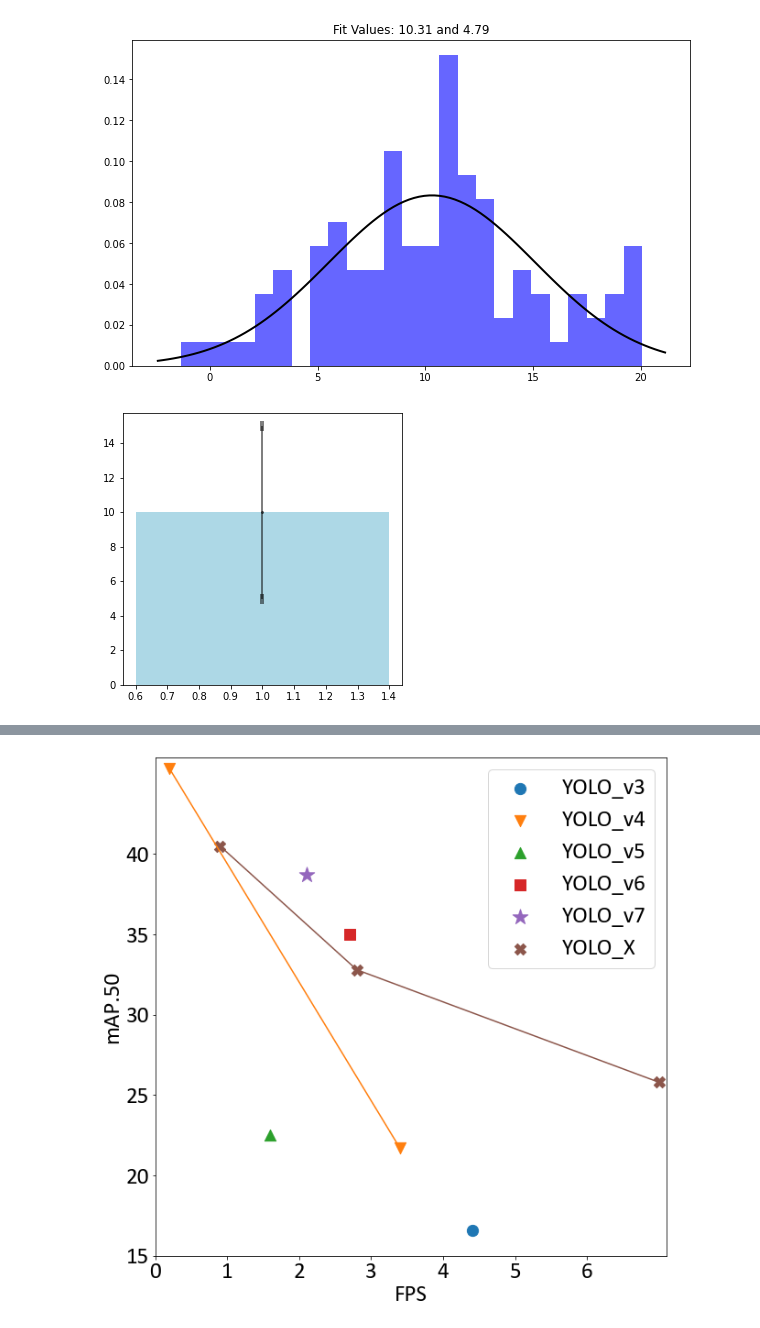
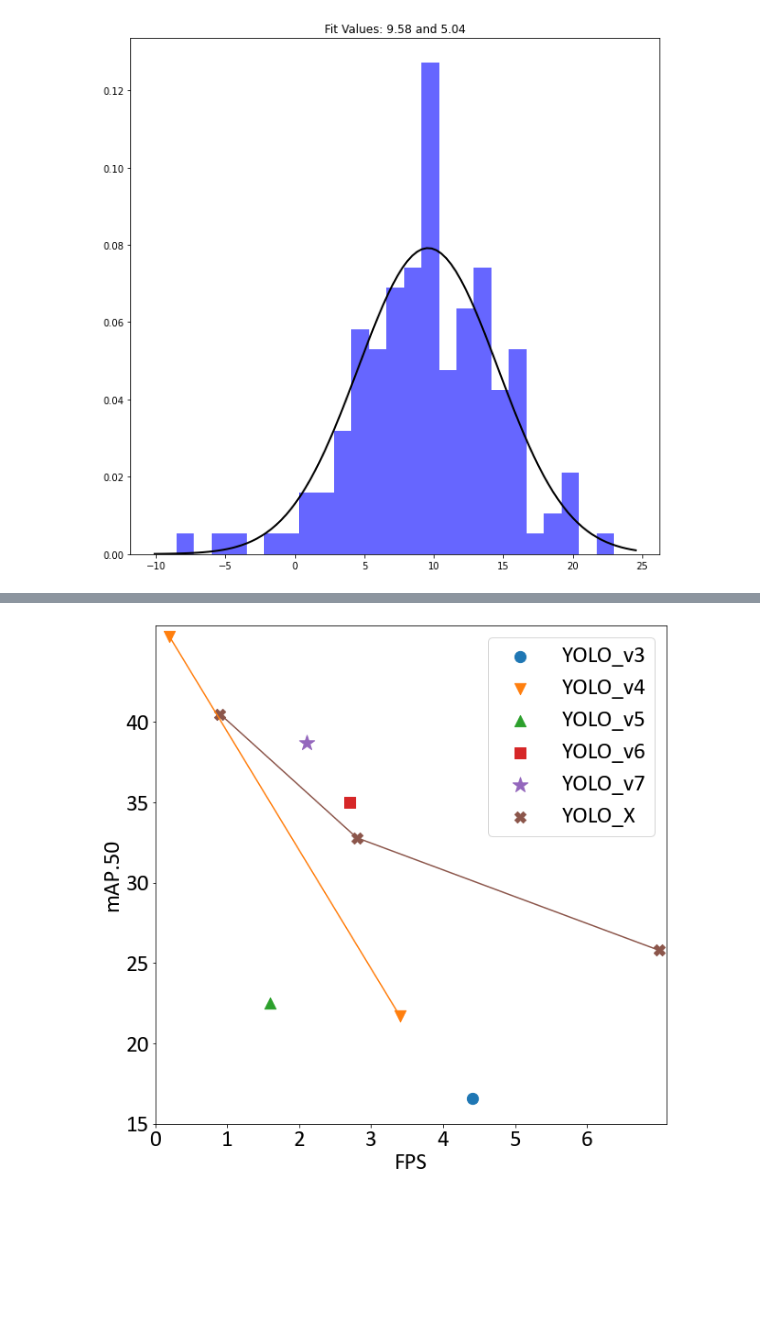
Before and after one commit to JianTang2000/VR, a Jupyter notebook: util/plot.ipynb, the cells around one changed output, grey strips where cells are left out. Drawn from its saved outputs; the diff is of its cells as text; code cells hidden in the pictures; blank space fills up the shorter version.

```diff
--- a/util/plot.ipynb
+++ b/util/plot.ipynb
@@ -1,51 +1,24 @@
 # %%
 import numpy as np
 from scipy.stats import norm
 import matplotlib.pyplot as plt
 
-# Generate some data for this
-# demonstration.
-data = np.random.normal(10, 5, 100)
-
-# Fit a normal distribution to
-# the data:
-# mean and standard deviation
+data = np.random.normal(10, 5, 150)
 mu, std = norm.fit(data)
-
-# Plot the histogram.
+# hist
 plt.hist(data, bins=25, density=True, alpha=0.6, color='b')
 
-# Plot the PDF.
 xmin, xmax = plt.xlim()
 x = np.linspace(xmin, xmax, 100)
 p = norm.pdf(x, mu, std)
+plt.plot(x, p, 'k', linewidth=2)
 
-plt.plot(x, p, 'k', linewidth=2)
 title = "Fit Values: {:.2f} and {:.2f}".format(mu, std)
 plt.title(title)
 
 plt.show()
 # %% [output]
-[figure, old version]
+[figure, new version]
-# %%
-import matplotlib.pyplot as plt
-
-x = [1]
-y = [10]
-yerr = [5]
-plt.figure(figsize=(5, 5))
-# plt.bar(x, y, color=['lightgray', 'plum', 'plum', 'plum', 'lightblue', 'lightblue', 'lightblue', 'palegreen', 'palegreen', 'palegreen', 'khaki', 'khaki', 'khaki'])
-plt.bar(x, y, color=['lightblue'])
-# plt.title('PNT1A Cell viability: Chlorpromazine, Filipin, Wortmannin and SB421543')
-# plt.xlabel('Inhibitor concentration (uM)')
-# plt.ylabel('Viability %')
-plt.errorbar(x, y, yerr,
-             fmt='.', color='Black', elinewidth=2,
-             capthick=10, errorevery=1, alpha=0.5, ms=4, capsize=2)
-# plt.savefig('figure.png', dpi=400, transparent=True)
-plt.show()
-# %% [output]
-[figure, removed]
 # %%
 import os
 import time
```
Also changed, not shown: parts of 5 cells of this notebook, 10 other files.
